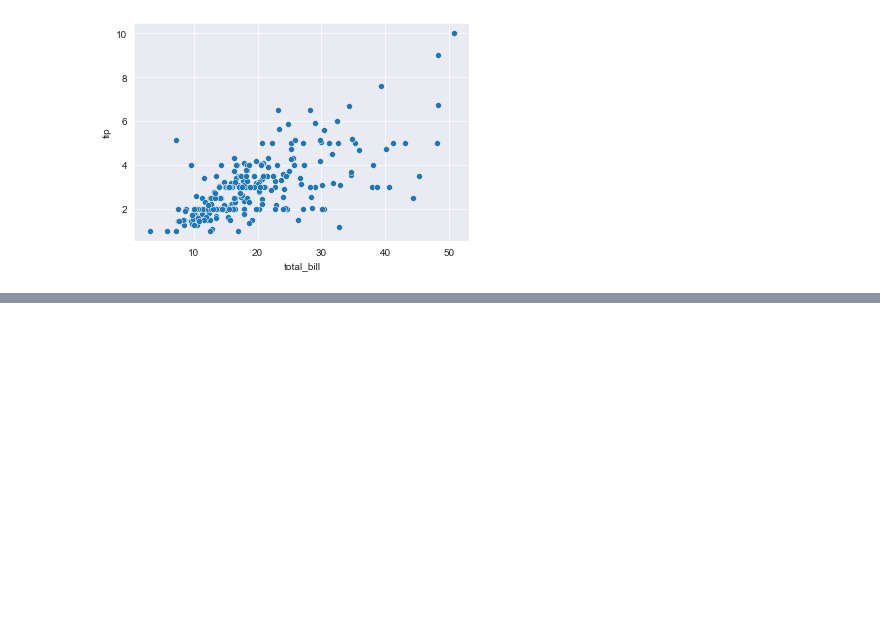
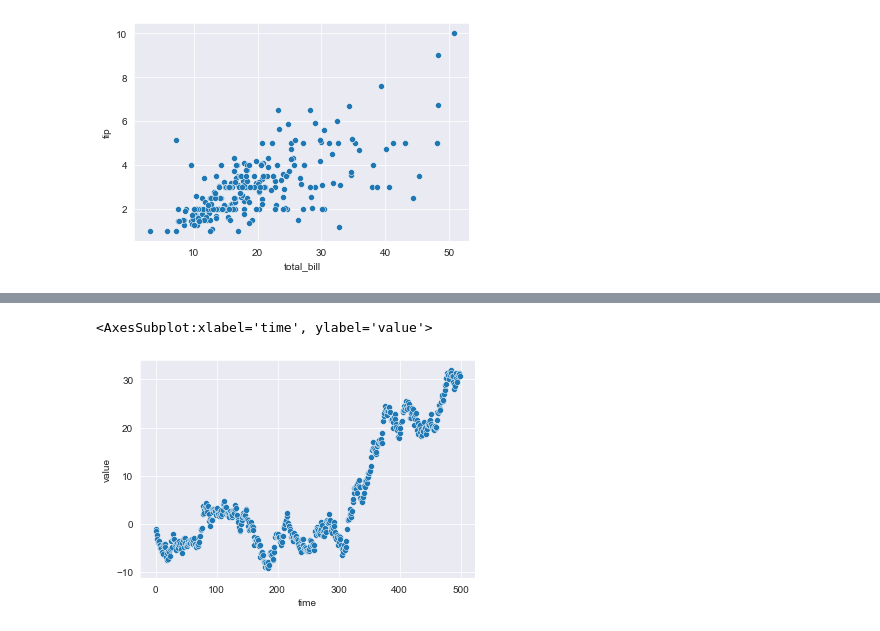
Before and after one commit to dehsheikh/Data_Science, a Jupyter notebook: Data_Visualization/Seaborn.ipynb, the cells around one changed output, grey strips where cells are left out. Saved outputs shown, nothing was run; the diff lists cells and outputs as text; code cells hidden in the pictures; blank space fills up the shorter version.

```diff
--- a/Data_Visualization/Seaborn.ipynb
+++ b/Data_Visualization/Seaborn.ipynb
@@ -86,0 +115,8 @@ sns.scatterplot(data = tips,
+# %%
+# :)))
+sns.scatterplot(data = df,
+             x = "time",
+             y = "value")
+# %% [output]
+<AxesSubplot:xlabel='time', ylabel='value'>
+[figure, added]
```
Also changed, not shown: parts of 4 cells of this notebook.
